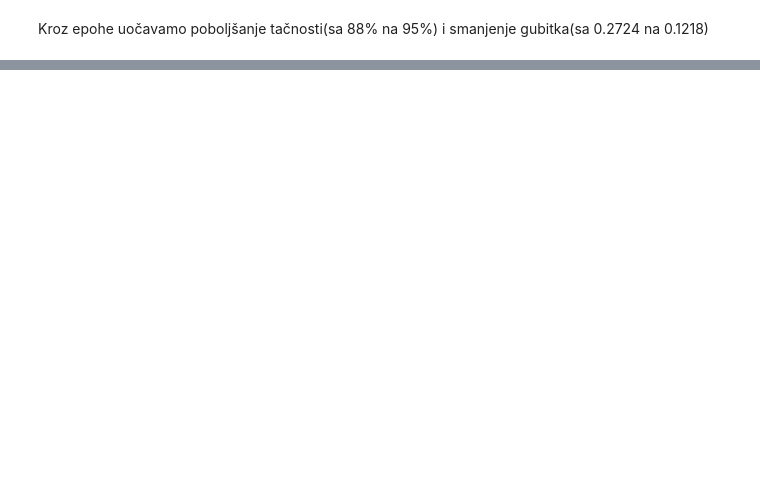
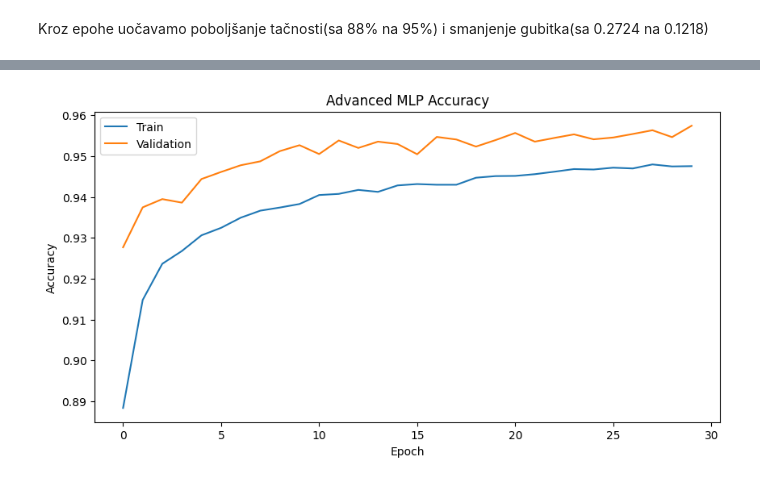
Before and after one commit to irinaradanovic/AeroSatisfaction-Prediction, a Jupyter notebook: aerosatisfaction.ipynb, the cells around one changed output, grey strips where cells are left out. Cells and saved outputs as stored; diff of their text form; code cells hidden in the pictures; blank space fills up the shorter version.

```diff
--- a/aerosatisfaction.ipynb
+++ b/aerosatisfaction.ipynb
@@ -242,0 +450,9 @@ weighted avg       0.94      0.94      0.94     25976
+# %%
+history_adv = advanced_mlp.fit(
+    X_train,
+    y_train,
+    epochs=30,
+    batch_size=64,
+    validation_split=0.2,
+    verbose=1
+)
@@ -242,0 +477,17 @@ weighted avg       0.94      0.94      0.94     25976
+# %%
+#Accuracy
+
+plt.figure(figsize=(10,5))
+
+plt.plot(history_adv.history['accuracy'])
+plt.plot(history_adv.history['val_accuracy'])
+
+plt.title('Advanced MLP Accuracy')
+plt.xlabel('Epoch')
+plt.ylabel('Accuracy')
+
+plt.legend(['Train', 'Validation'])
+
+plt.show()
+# %% [output]
+[figure, added]
```
Also changed, not shown: parts of 27 cells of this notebook.
